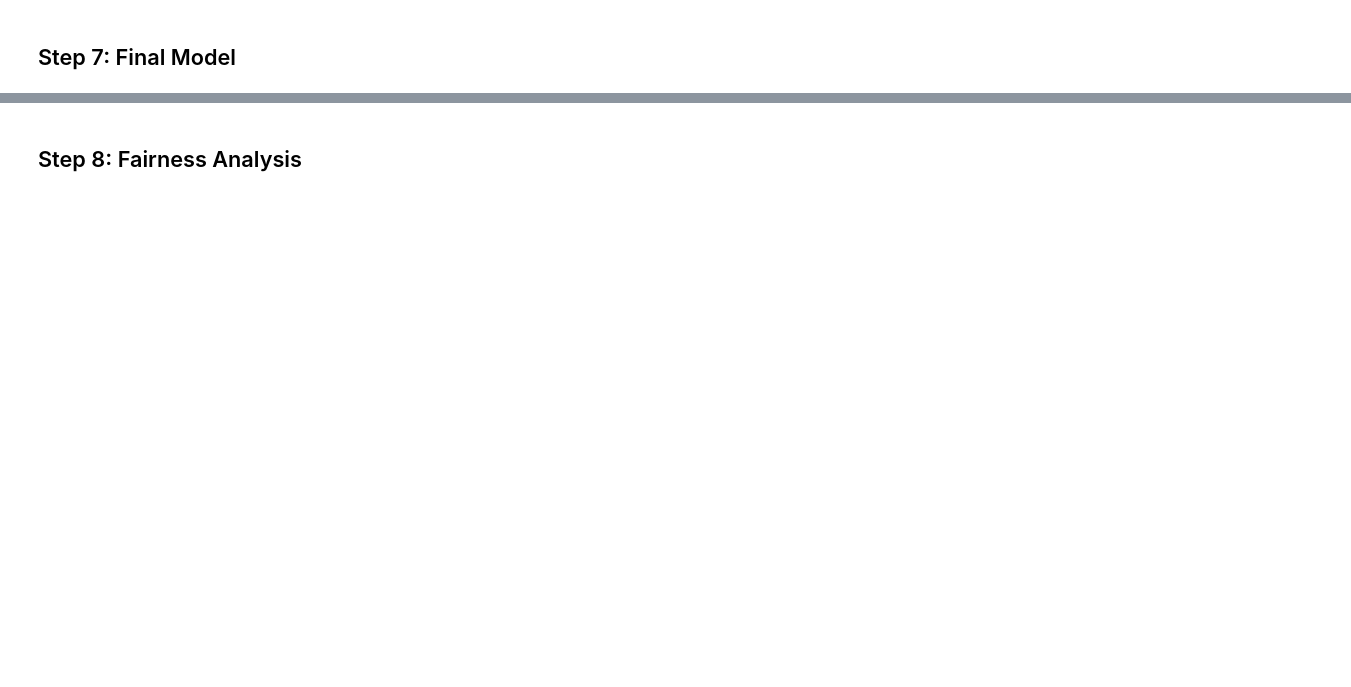
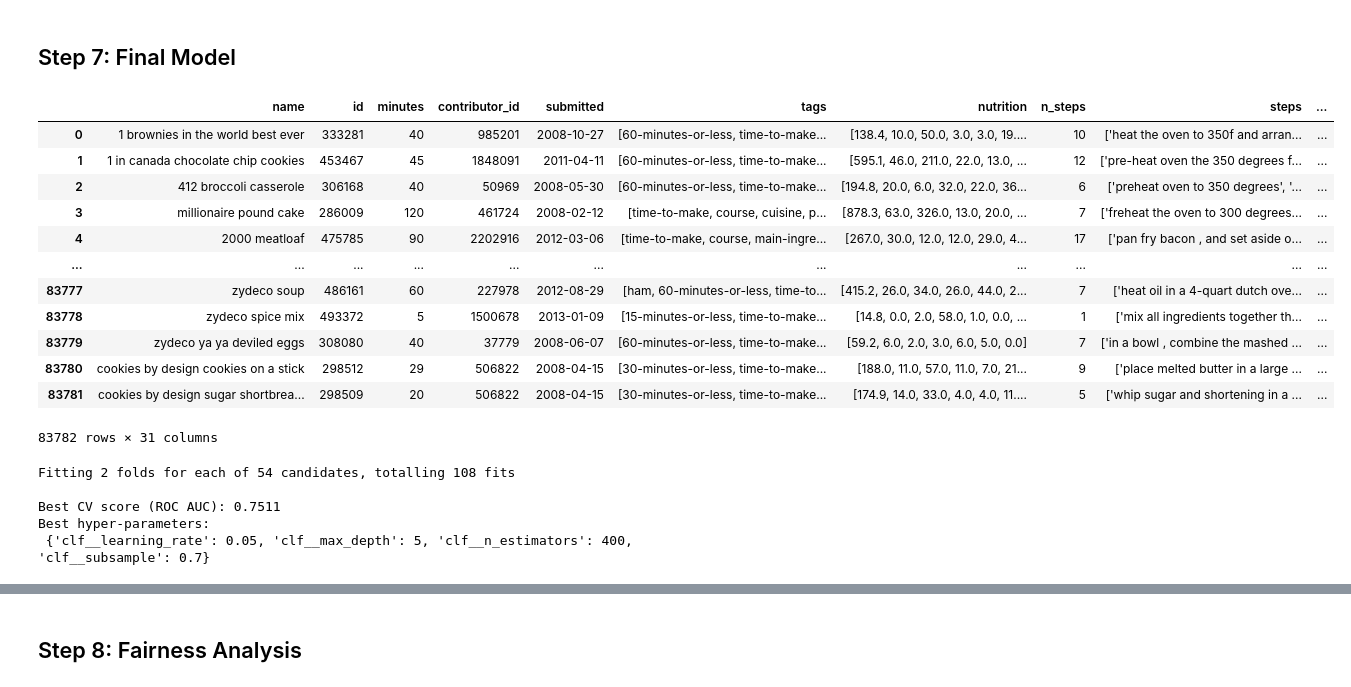
Before and after one commit to catliba/recipes, a Jupyter notebook: template.ipynb, the cells around one changed output, grey strips where cells are left out. Drawn from its saved outputs; the diff is of its cells as text; code cells hidden in the pictures; blank space fills up the shorter version.

```diff
--- a/template.ipynb
+++ b/template.ipynb
@@ -78,0 +242,6 @@ fig.show()
+# %%
+from sklearn.preprocessing import StandardScaler
+
+scaler        = StandardScaler()
+scaled_cols   = [f"{c}_z" for c in nutrition_col]
+recipes[scaled_cols] = scaler.fit_transform(recipes[nutrition_col])
@@ -78,0 +259,14 @@ fig.show()
+# %%
+# look at distribution of ratings
+recipes["avg_rating_floor"] = np.floor(recipes["avg_rating"])
+fig = px.histogram(
+    recipes.dropna(subset=["avg_rating_floor"]),
+    x="avg_rating_floor",
+    category_orders={"avg_rating_floor": [1, 2, 3, 4, 5]},
+    labels={"avg_rating_floor": "Floored average rating", "count": "Number of recipes"},
+    title="Distribution of Floored Average Recipe Ratings",
+)
+
+fig.update_xaxes(dtick=1)
+fig.update_layout(bargap=0.05)
+fig.show()
@@ -82,0 +385,20 @@ fig.show()
+# %%
+recipes["miss_avg_rating"] = recipes["avg_rating"].isna().astype(int)
+
+recipes["miss_avg_rating"].mean()
+
+obs_age, p_age = perm_test_diff_means(
+    recipes["miss_avg_rating"],
+    recipes["recipe_age_years"].to_numpy()
+)
+
+obs_prot, p_prot = perm_test_diff_means(
+    recipes["miss_avg_rating"],
+    recipes["protein"].to_numpy()
+)
+
+results = pd.DataFrame({
+    "predictor"      : ["recipe_age_years", "protein"],
+    "obs_diff"       : [obs_age, obs_prot],
+    "perm_test_pval" : [p_age,  p_prot],
+})
@@ -98,0 +526,16 @@ fig.show()
+# %%
+recipes
+# %% [output]
+|  | name | id | minutes | contributor_id | submitted | tags | nutrition | n_steps | steps | ... |
+| 0 | 1 brownies in the world best ever | 333281 | 40 | 985201 | 2008-10-27 | [60-minutes-or-less, time-to-make... | [138.4, 10.0, 50.0, 3.0, 3.0, 19.... | 10 | ['heat the oven to 350f and arran... | ... |
+| 1 | 1 in canada chocolate chip cookies | 453467 | 45 | 1848091 | 2011-04-11 | [60-minutes-or-less, time-to-make... | [595.1, 46.0, 211.0, 22.0, 13.0, ... | 12 | ['pre-heat oven the 350 degrees f... | ... |
+| 2 | 412 broccoli casserole | 306168 | 40 | 50969 | 2008-05-30 | [60-minutes-or-less, time-to-make... | [194.8, 20.0, 6.0, 32.0, 22.0, 36... | 6 | ['preheat oven to 350 degrees', '... | ... |
+| 3 | millionaire pound cake | 286009 | 120 | 461724 | 2008-02-12 | [time-to-make, course, cuisine, p... | [878.3, 63.0, 326.0, 13.0, 20.0, ... | 7 | ['freheat the oven to 300 degrees... | ... |
+| 4 | 2000 meatloaf | 475785 | 90 | 2202916 | 2012-03-06 | [time-to-make, course, main-ingre... | [267.0, 30.0, 12.0, 12.0, 29.0, 4... | 17 | ['pan fry bacon , and set aside o... | ... |
+| ... | ... | ... | ... | ... | ... | ... | ... | ... | ... | ... |
+| 83777 | zydeco soup | 486161 | 60 | 227978 | 2012-08-29 | [ham, 60-minutes-or-less, time-to... | [415.2, 26.0, 34.0, 26.0, 44.0, 2... | 7 | ['heat oil in a 4-quart dutch ove... | ... |
+| 83778 | zydeco spice mix | 493372 | 5 | 1500678 | 2013-01-09 | [15-minutes-or-less, time-to-make... | [14.8, 0.0, 2.0, 58.0, 1.0, 0.0, ... | 1 | ['mix all ingredients together th... | ... |
+| 83779 | zydeco ya ya deviled eggs | 308080 | 40 | 37779 | 2008-06-07 | [60-minutes-or-less, time-to-make... | [59.2, 6.0, 2.0, 3.0, 6.0, 5.0, 0.0] | 7 | ['in a bowl , combine the mashed ... | ... |
+| 83780 | cookies by design cookies on a stick | 298512 | 29 | 506822 | 2008-04-15 | [30-minutes-or-less, time-to-make... | [188.0, 11.0, 57.0, 11.0, 7.0, 21... | 9 | ['place melted butter in a large ... | ... |
+| 83781 | cookies by design sugar shortbrea... | 298509 | 20 | 506822 | 2008-04-15 | [30-minutes-or-less, time-to-make... | [174.9, 14.0, 33.0, 4.0, 4.0, 11.... | 5 | ['whip sugar and shortening in a ... | ... |
+83782 rows × 31 columns
@@ -98,0 +593,11 @@ fig.show()
+# %%
+grid.fit(X_train, y_train)
+
+print(f"\nBest CV score (ROC AUC): {grid.best_score_:.4f}")
+print("Best hyper‑parameters:\n", grid.best_params_, "\n")
+# %% [output]
+Fitting 2 folds for each of 54 candidates, totalling 108 fits
+
+Best CV score (ROC AUC): 0.7511
+Best hyper‑parameters:
+ {'clf__learning_rate': 0.05, 'clf__max_depth': 5, 'clf__n_estimators': 400, 'clf__subsample': 0.7}
```
Also changed, not shown: parts of 46 cells of this notebook, 1 other file.
